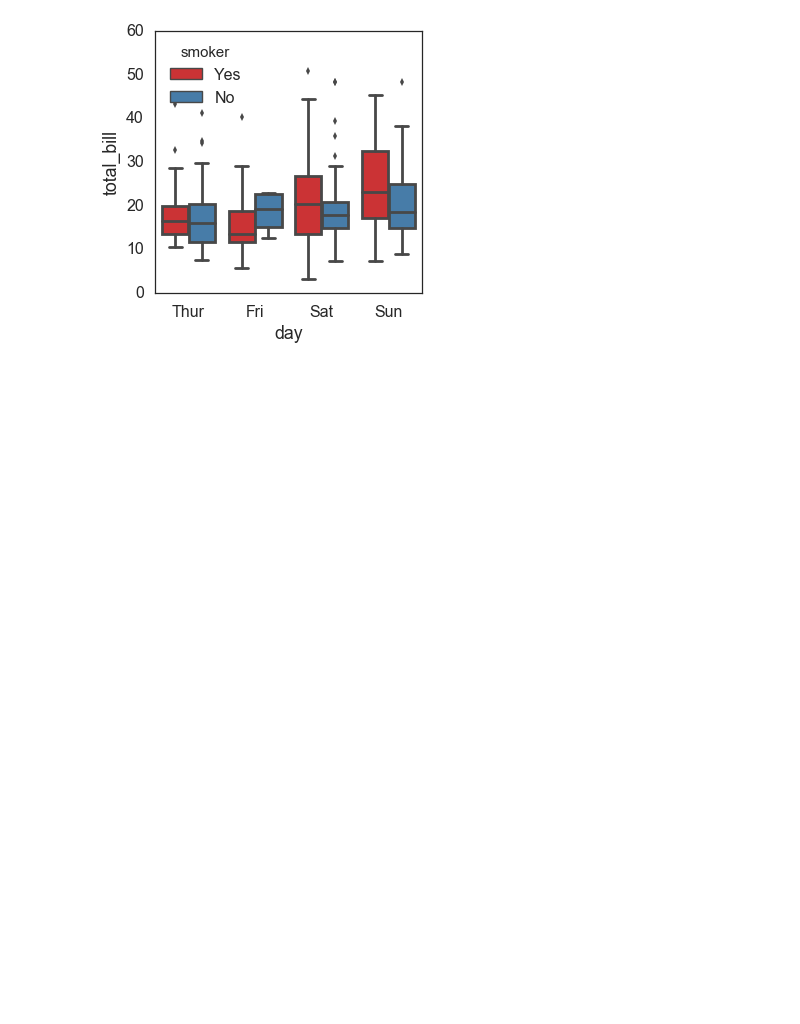
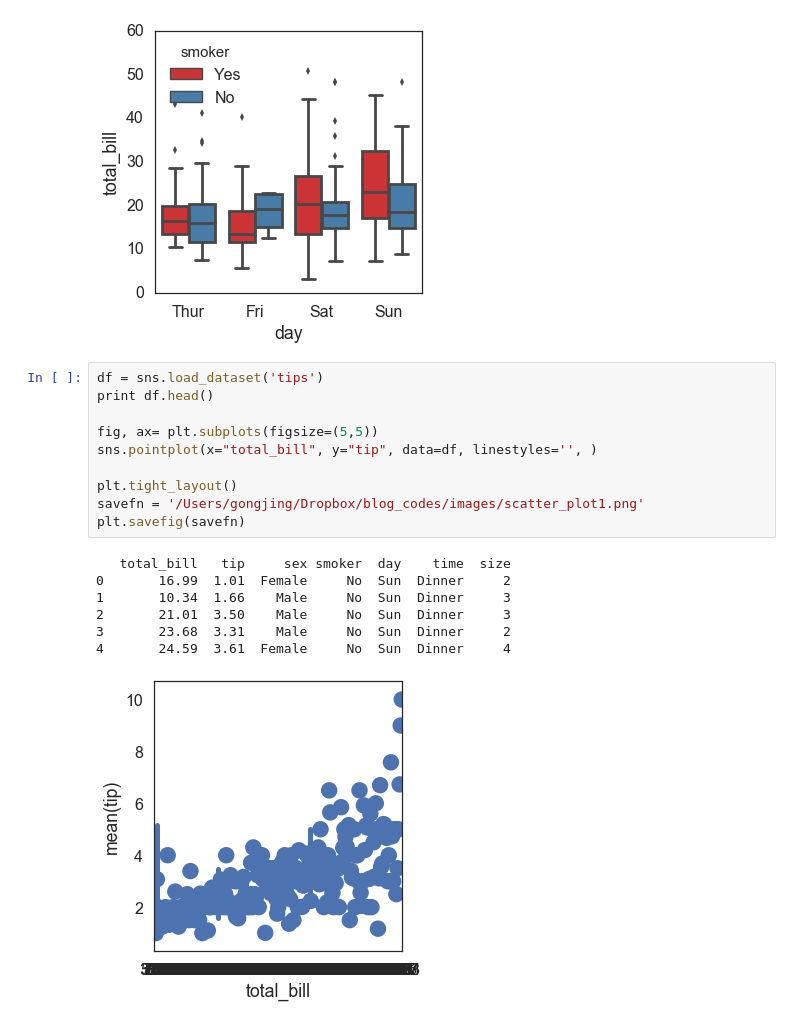
Before and after one commit to Tsinghua-gongjing/blog_codes, a Jupyter notebook: scripts/python_basic_plots.ipynb, the cells around one changed output. Cells and saved outputs as stored; diff of their text form; blank space fills up the shorter version.

```diff
--- a/scripts/python_basic_plots.ipynb
+++ b/scripts/python_basic_plots.ipynb
@@ -91,3 +91,21 @@ plt.savefig(savefn)
 3       23.68  3.31    Male     No  Sun  Dinner     2
 4       24.59  3.61  Female     No  Sun  Dinner     4
 [figure]
+# %%
+df = sns.load_dataset('tips')
+print df.head()
+
+fig, ax= plt.subplots(figsize=(5,5))
+sns.pointplot(x="total_bill", y="tip", data=df, linestyles='', )
+
+plt.tight_layout()
+savefn = '/Users/gongjing/Dropbox/blog_codes/images/scatter_plot1.png'
+plt.savefig(savefn)
+# %% [output]
+   total_bill   tip     sex smoker  day    time  size
+0       16.99  1.01  Female     No  Sun  Dinner     2
+1       10.34  1.66    Male     No  Sun  Dinner     3
+2       21.01  3.50    Male     No  Sun  Dinner     3
+3       23.68  3.31    Male     No  Sun  Dinner     2
+4       24.59  3.61  Female     No  Sun  Dinner     4
+[figure, added]
```
Also changed, not shown: parts of 24 cells of this notebook, 11 other files.
